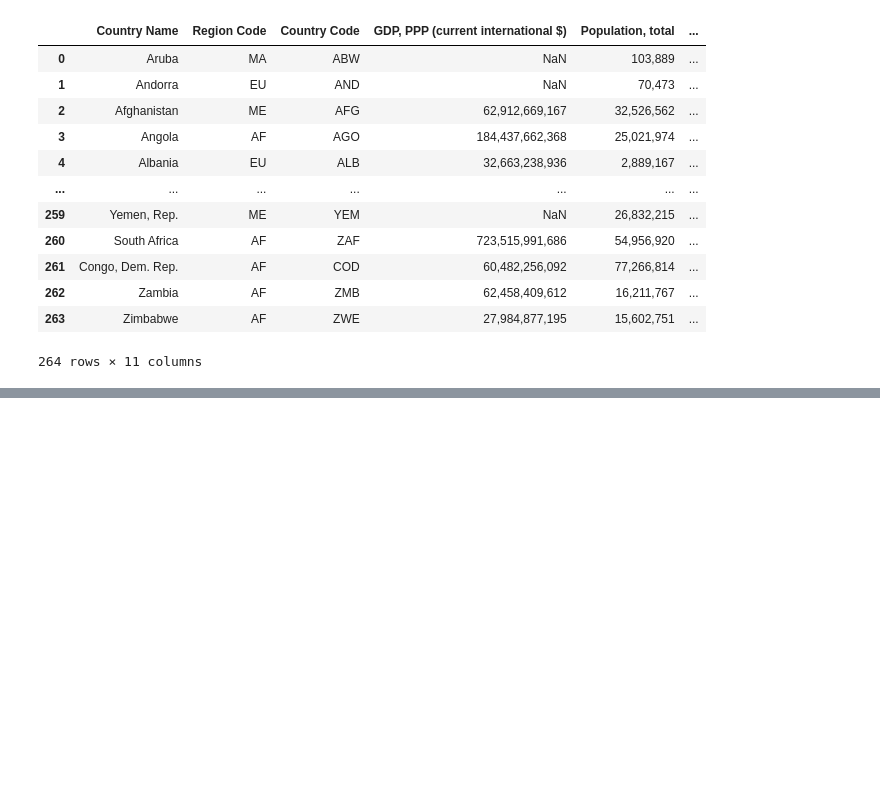
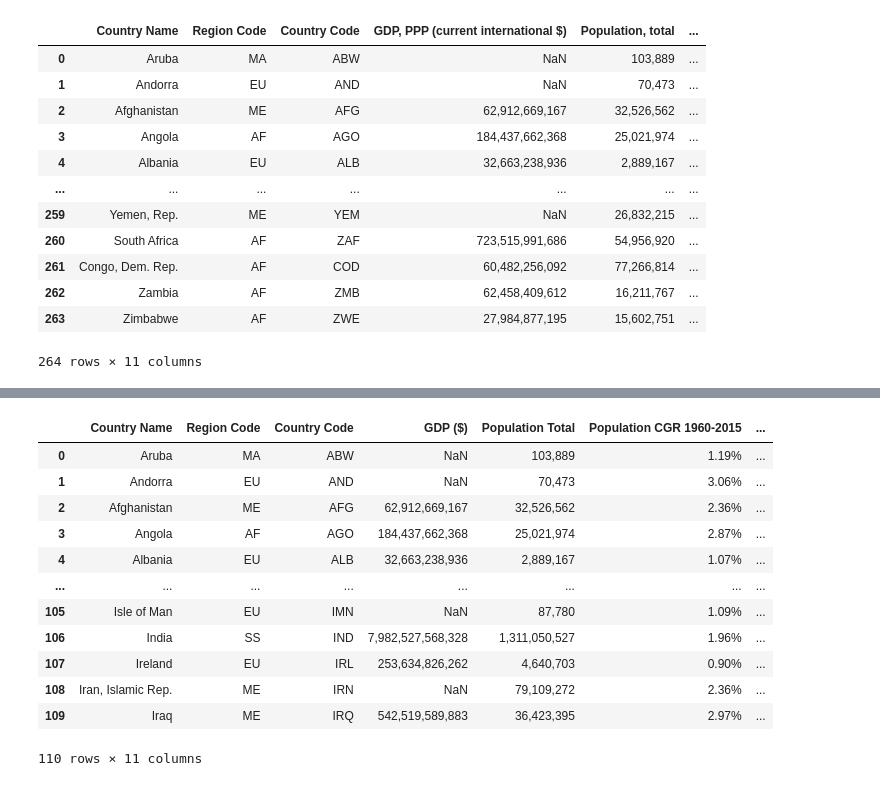
Before and after one commit to ilknurtoptas/Project_1, a Jupyter notebook: Project_1/World GDP Analysis.ipynb, the cells around one changed output, grey strips where cells are left out. Drawn from its saved outputs; the diff is of its cells as text; code cells hidden in the pictures; blank space fills up the shorter version.

```diff
--- a/Project_1/World GDP Analysis.ipynb
+++ b/Project_1/World GDP Analysis.ipynb
@@ -31,0 +93,18 @@ world_bank_df
+# %%
+#Remove Not Classified row
+world_bank_df = world_bank_df.drop(index=107).reset_index(drop=True)
+world_bank_df.head(110)
+# %% [output]
+|  | Country Name | Region Code | Country Code | GDP ($) | Population Total | Population CGR 1960-2015 | ... |
+| 0 | Aruba | MA | ABW | NaN | 103,889 | 1.19% | ... |
+| 1 | Andorra | EU | AND | NaN | 70,473 | 3.06% | ... |
+| 2 | Afghanistan | ME | AFG | 62,912,669,167 | 32,526,562 | 2.36% | ... |
+| 3 | Angola | AF | AGO | 184,437,662,368 | 25,021,974 | 2.87% | ... |
+| 4 | Albania | EU | ALB | 32,663,238,936 | 2,889,167 | 1.07% | ... |
+| ... | ... | ... | ... | ... | ... | ... | ... |
+| 105 | Isle of Man | EU | IMN | NaN | 87,780 | 1.09% | ... |
+| 106 | India | SS | IND | 7,982,527,568,328 | 1,311,050,527 | 1.96% | ... |
+| 107 | Ireland | EU | IRL | 253,634,826,262 | 4,640,703 | 0.90% | ... |
+| 108 | Iran, Islamic Rep. | ME | IRN | NaN | 79,109,272 | 2.36% | ... |
+| 109 | Iraq | ME | IRQ | 542,519,589,883 | 36,423,395 | 2.97% | ... |
+110 rows × 11 columns
```
Also changed, not shown: parts of 8 cells of this notebook, 1 other file.
